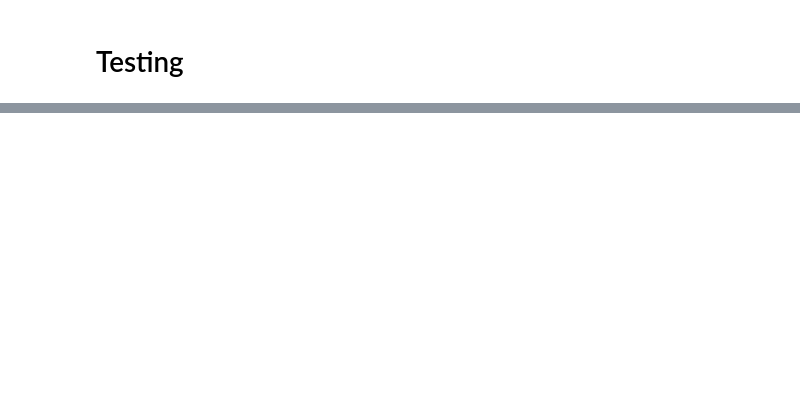
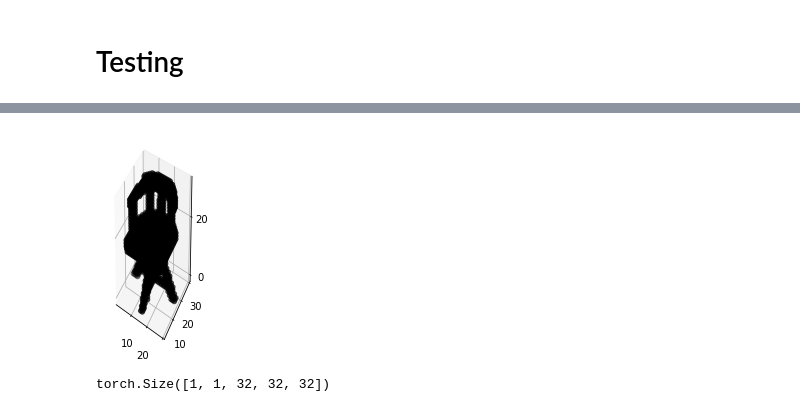
Before and after one commit to Coralain10/ML_Archaeological-Objects-Reconstruction, a Jupyter notebook: DCGAN.ipynb, the cells around one changed output, grey strips where cells are left out. Drawn from its saved outputs; the diff is of its cells as text; code cells hidden in the pictures; blank space fills up the shorter version.

```diff
--- a/DCGAN.ipynb
+++ b/DCGAN.ipynb
@@ -303,3 +343,11 @@ broken_chair.npy    100%[===================>]  32.12K  --.-KB/s    in 0s
 # %%
 filename = 'broken_chair.npy' #@param {type:'string'}
 array = np.load(filename)
+showArr3DBoolC(array)
+# %% [output]
+[figure, added]
+# %%
+array_t = torch.from_numpy( array.reshape(1,1, 32,32,32) ).float()
+array_t.shape
+# %% [output]
+torch.Size([1, 1, 32, 32, 32])
```
Also changed, not shown: parts of 16 cells of this notebook.
